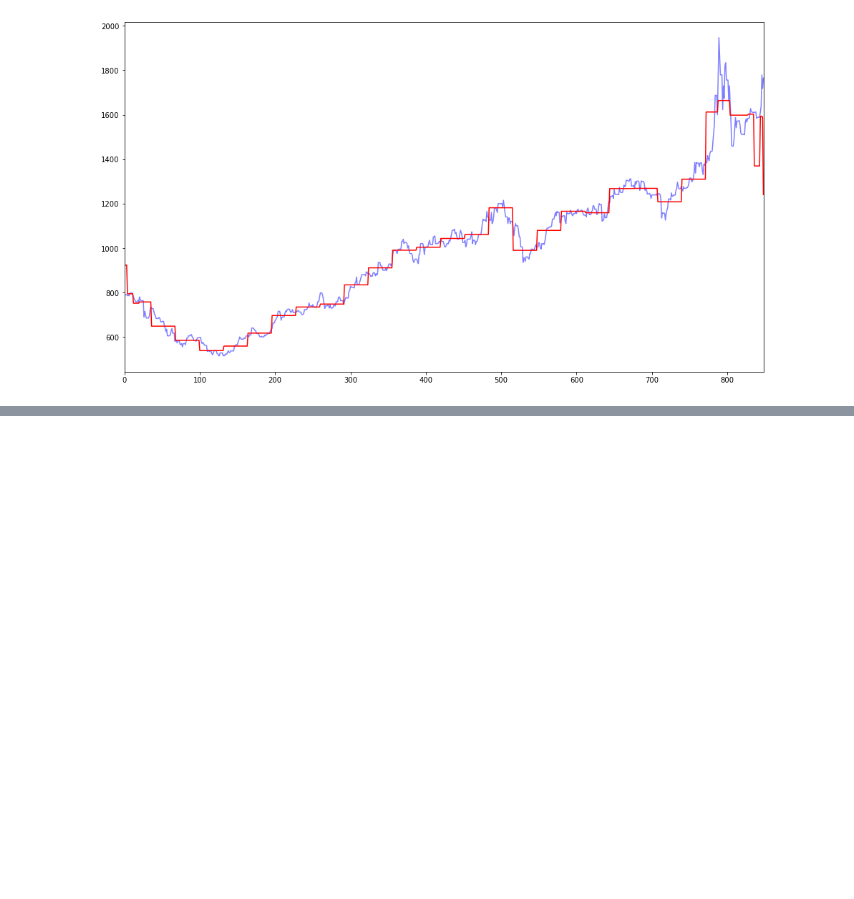
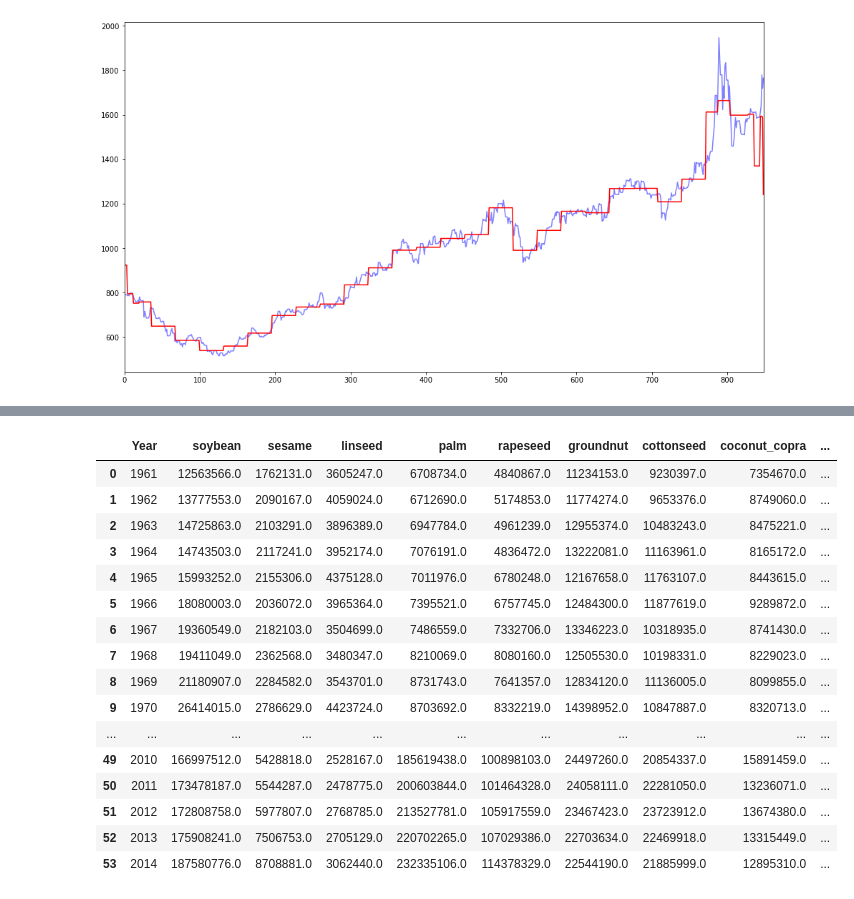
Before and after one commit to mkingopng/palm_olein, a Jupyter notebook: wk-palm_oil_eda.ipynb, the cells around one changed output, grey strips where cells are left out. Drawn from its saved outputs; the diff is of its cells as text; code cells hidden in the pictures; blank space fills up the shorter version.

```diff
--- a/wk-palm_oil_eda.ipynb
+++ b/wk-palm_oil_eda.ipynb
@@ -125,3 +125,7 @@ ax.set_xlim((0, np.max(x)))
 # %% [output]
 (0.0, 848.0)
 [figure]
+# %%
+vegetable_oil_production = pd.read_csv(os.path.join(DATA, 'vegetable-oil-production.csv'))
+year = vegetable_oil_production['Year'].drop_duplicates(keep='first', inplace=False)
+vegetable_oil_production.info()
@@ -127,0 +150,3 @@ ax.set_xlim((0, np.max(x)))
+# %%
+veg_oil_yearly_production = vegetable_oil_production.groupby('Year').sum()
+veg_oil_yearly_production.info()
@@ -127,0 +174,10 @@ ax.set_xlim((0, np.max(x)))
+# %%
+import re
+pattern = r'(?<=Oil, ).+?(?= - \d)'
+cols = [re.search(pattern, c, re.RegexFlag.IGNORECASE)[0] for c in veg_oil_yearly_production]
+cols = [re.sub(' ', '_', c) for c in cols]
+cols = [re.sub('\W', '', c) for c in cols]
+# %%
+veg_oil_yearly_production.columns = cols
+veg_oil_yearly_production.reset_index(inplace=True)
+veg_oil_yearly_production.info()
@@ -127,0 +214,20 @@ ax.set_xlim((0, np.max(x)))
+# %%
+veg_oil_yearly_production
+# %% [output]
+|  | Year | soybean | sesame | linseed | palm | rapeseed | groundnut | cottonseed | coconut_copra | ... |
+| 0 | 1961 | 12563566.0 | 1762131.0 | 3605247.0 | 6708734.0 | 4840867.0 | 11234153.0 | 9230397.0 | 7354670.0 | ... |
+| 1 | 1962 | 13777553.0 | 2090167.0 | 4059024.0 | 6712690.0 | 5174853.0 | 11774274.0 | 9653376.0 | 8749060.0 | ... |
+| 2 | 1963 | 14725863.0 | 2103291.0 | 3896389.0 | 6947784.0 | 4961239.0 | 12955374.0 | 10483243.0 | 8475221.0 | ... |
+| 3 | 1964 | 14743503.0 | 2117241.0 | 3952174.0 | 7076191.0 | 4836472.0 | 13222081.0 | 11163961.0 | 8165172.0 | ... |
+| 4 | 1965 | 15993252.0 | 2155306.0 | 4375128.0 | 7011976.0 | 6780248.0 | 12167658.0 | 11763107.0 | 8443615.0 | ... |
+| 5 | 1966 | 18080003.0 | 2036072.0 | 3965364.0 | 7395521.0 | 6757745.0 | 12484300.0 | 11877619.0 | 9289872.0 | ... |
+| 6 | 1967 | 19360549.0 | 2182103.0 | 3504699.0 | 7486559.0 | 7332706.0 | 13346223.0 | 10318935.0 | 8741430.0 | ... |
+| 7 | 1968 | 19411049.0 | 2362568.0 | 3480347.0 | 8210069.0 | 8080160.0 | 12505530.0 | 10198331.0 | 8229023.0 | ... |
+| 8 | 1969 | 21180907.0 | 2284582.0 | 3543701.0 | 8731743.0 | 7641357.0 | 12834120.0 | 11136005.0 | 8099855.0 | ... |
+| 9 | 1970 | 26414015.0 | 2786629.0 | 4423724.0 | 8703692.0 | 8332219.0 | 14398952.0 | 10847887.0 | 8320713.0 | ... |
+| ... | ... | ... | ... | ... | ... | ... | ... | ... | ... | ... |
+| 49 | 2010 | 166997512.0 | 5428818.0 | 2528167.0 | 185619438.0 | 100898103.0 | 24497260.0 | 20854337.0 | 15891459.0 | ... |
+| 50 | 2011 | 173478187.0 | 5544287.0 | 2478775.0 | 200603844.0 | 101464328.0 | 24058111.0 | 22281050.0 | 13236071.0 | ... |
+| 51 | 2012 | 172808758.0 | 5977807.0 | 2768785.0 | 213527781.0 | 105917559.0 | 23467423.0 | 23723912.0 | 13674380.0 | ... |
+| 52 | 2013 | 175908241.0 | 7506753.0 | 2705129.0 | 220702265.0 | 107029386.0 | 22703634.0 | 22469918.0 | 13315449.0 | ... |
+| 53 | 2014 | 187580776.0 | 8708881.0 | 3062440.0 | 232335106.0 | 114378329.0 | 22544190.0 | 21885999.0 | 12895310.0 | ... |
```
Also changed, not shown: parts of 4 cells of this notebook.
